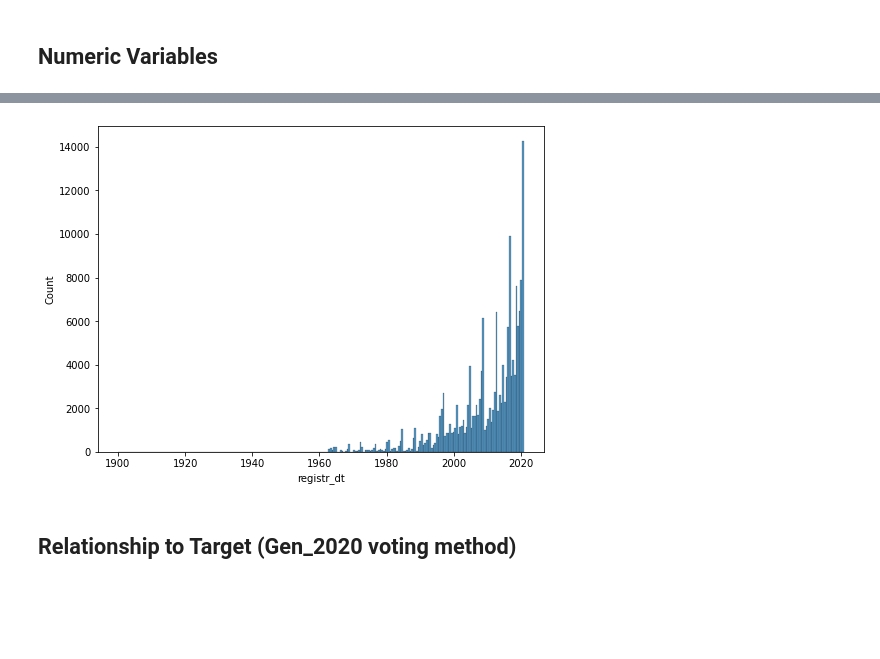
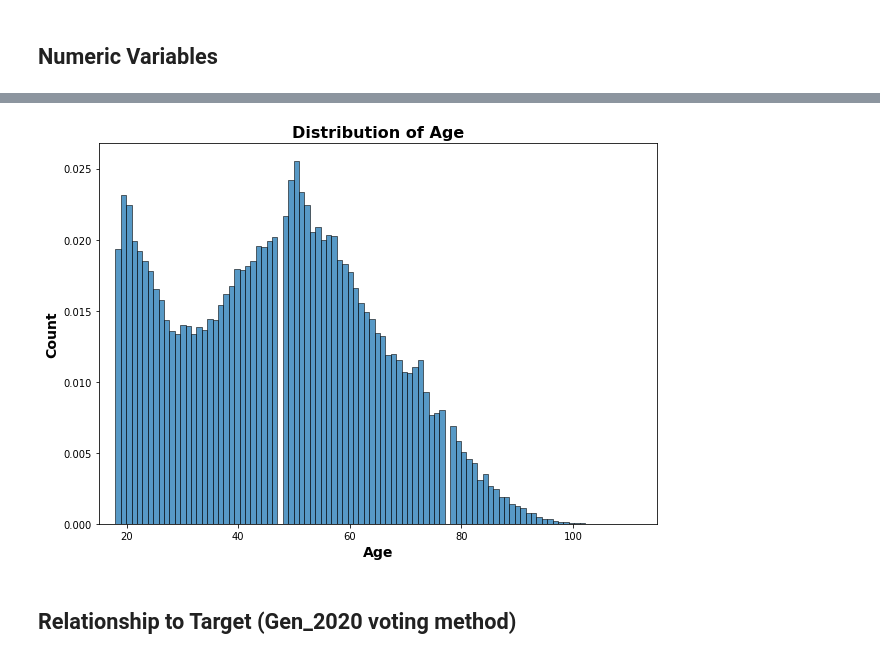
Before and after one commit to zero731/NC_Elections_Capstone, a Jupyter notebook: Union_General2020.ipynb, the cells around one changed output, grey strips where cells are left out. Saved outputs shown, nothing was run; the diff lists cells and outputs as text; code cells hidden in the pictures; blank space fills up the shorter version.

```diff
--- a/Union_General2020.ipynb
+++ b/Union_General2020.ipynb
@@ -498,9 +502,13 @@ sns.histplot(elec_df['birth_age_adj']);
-# %%
-## Check distribution of registration dates
-plt.figure(figsize=(8,6))
-sns.histplot(elec_df['registr_dt']);
-# %% [output]
-[figure, removed]
+# %%
+## Plot distribution of current age as of EOY 2020
+plt.figure(figsize=(10,7))
+ax = sns.histplot(elec_df['birth_age_adj'], stat='density')
+ax.set_title('Distribution of Age', fontsize=16, weight='bold')
+ax.set_xlabel('Age', fontsize=14, weight='bold')
+ax.set_ylabel('Count', fontsize=14, weight='bold')
+ax.set_xlim(15,115);
+# %% [output]
+[figure, added]
 # %% [markdown]
 ## Relationship to Target (Gen_2020 voting method)
 # %%
```
Also changed, not shown: parts of 31 cells of this notebook, 9 other files.
